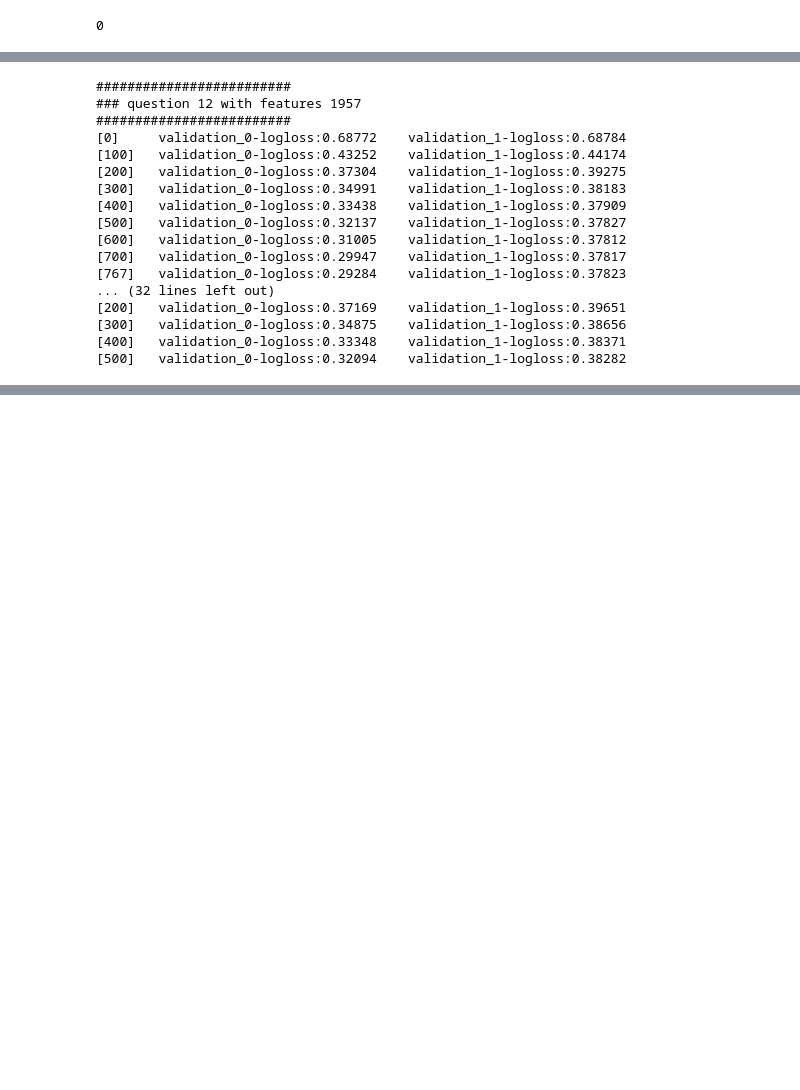
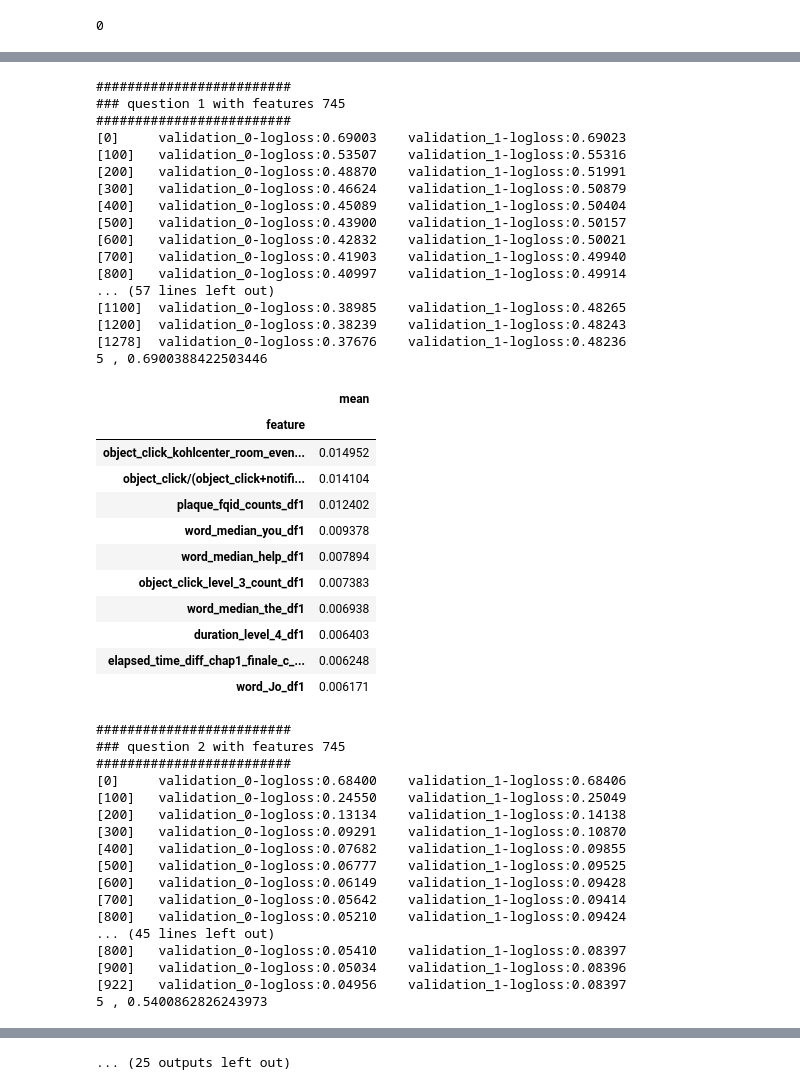
Before and after one commit to lhduc94/predict_student_perfomance, a Jupyter notebook: notebooks/new.ipynb, the cells around one changed output, grey strips where cells are left out. Cells and saved outputs as stored; diff of their text form; code cells hidden in the pictures; blank space fills up the shorter version.

```diff
--- a/notebooks/new.ipynb
+++ b/notebooks/new.ipynb
@@ -838,0 +1068,4 @@ print(targets.shape)
+# %%
+for i in r.importances_mean.argsort()[::-1]:
+...     if r.importances_mean[i] - 2 * r.importances_std[i] > 0:
+...         print(f"{X_train.columns[i]:<8}",f"{r.importances_mean[i]:.3f}", f" +/- {r.importances_std[i]:.3f}")
@@ -849,7 +1131,7 @@ best_iteration_xgb = defaultdict(list)
 importance_dict = {}
 
 # ITERATE THRU QUESTIONS 1 THRU 18
-for t in range(12,19):
+for t in range(1,19):
 
     # USE THIS TRAIN DATA WITH THESE QUESTIONS
     if t<=3:
@@ -858,12 +1140,12 @@ for t in range(12,19):
         FEATURES = FEATURES1
     elif t<=13:
         grp = '5-12'
-        df = df2
-        FEATURES = FEATURES2
+        df = df4
+        FEATURES = FEATURES4
     elif t<=22:
         grp = '13-22'
-        df = df3
-        FEATURES = FEATURES3
+        df = df6
+        FEATURES = FEATURES6
 
     print('#'*25)
     print('### question', t, 'with features', len(FEATURES))
@@ -884,8 +1166,7 @@ for t in range(12,19):
         'seed': 42
     }
 
-    if t in [2,18,3]:
-        xgb_params['scale_pos_weight'] = 0.1
+
     # if t in [13]:
     #      xgb_params['scale_pos_weight'] = 10
     feature_importance_df = pd.DataFrame()
@@ -940,45 +1221,74 @@ for t in range(12,19):
 #             loss_function = "Logloss",
 #             random_seed = 0,
 #             metric_period = 1,
 #             subsample = 0.8,
 #             colsample_bylevel = 0.4,
 #             verbose = 100        )
 
 #         clf.fit(train_x[FEATURES].astype(np.float32), train_y['correct'],
 #                 eval_set = [(train_x[FEATURES].astype(np.float32), train_y['correct']),
 #                 (valid_x[FEATURES].astype(np.float32), valid_y['correct'])])
         # print(i+1, ', ', end='')
         # best_iteration_xgb[str(t)].append(clf.best_iteration_)
         # fold_importance_df = pd.DataFrame()
         # fold_importance_df["feature"] = FEATURES
         # fold_importance_df["importance"] = clf.feature_importances_
         # fold_importance_df["fold"] = i + 1
         # feature_importance_df = pd.concat([feature_importance_df, fold_importance_df], axis=0)
         # SAVE MODEL, PREDICT VALID OOF
         proba = clf.predict_proba(valid_x[FEATURES].astype('float32'))[:,1]
         p = (proba > 0.62).astype('int')
         print(f1_score(valid_y['correct'], p, average='macro'))
         oof_xgb.loc[valid_users, f'meta_{t}'] = proba
 
 
     print()
     feature_importance_df = feature_importance_df.groupby(['feature'])['importance'].agg(['mean']).sort_values(by='mean', ascending=False)
     display(feature_importance_df.head(10))
 # %% [output]
 #########################
-### question 12 with features 1957
+### question 1 with features 745
 #########################
-[0]     validation_0-logloss:0.68772    validation_1-logloss:0.68784
-[100]   validation_0-logloss:0.43252    validation_1-logloss:0.44174
-[200]   validation_0-logloss:0.37304    validation_1-logloss:0.39275
-[300]   validation_0-logloss:0.34991    validation_1-logloss:0.38183
-[400]   validation_0-logloss:0.33438    validation_1-logloss:0.37909
-[500]   validation_0-logloss:0.32137    validation_1-logloss:0.37827
-[600]   validation_0-logloss:0.31005    validation_1-logloss:0.37812
-[700]   validation_0-logloss:0.29947    validation_1-logloss:0.37817
-[767]   validation_0-logloss:0.29284    validation_1-logloss:0.37823
-... (32 lines left out)
-[200]   validation_0-logloss:0.37169    validation_1-logloss:0.39651
-[300]   validation_0-logloss:0.34875    validation_1-logloss:0.38656
-[400]   validation_0-logloss:0.33348    validation_1-logloss:0.38371
-[500]   validation_0-logloss:0.32094    validation_1-logloss:0.38282
+[0]     validation_0-logloss:0.69003    validation_1-logloss:0.69023
+[100]   validation_0-logloss:0.53507    validation_1-logloss:0.55316
+[200]   validation_0-logloss:0.48870    validation_1-logloss:0.51991
+[300]   validation_0-logloss:0.46624    validation_1-logloss:0.50879
+[400]   validation_0-logloss:0.45089    validation_1-logloss:0.50404
+[500]   validation_0-logloss:0.43900    validation_1-logloss:0.50157
+[600]   validation_0-logloss:0.42832    validation_1-logloss:0.50021
+[700]   validation_0-logloss:0.41903    validation_1-logloss:0.49940
+[800]   validation_0-logloss:0.40997    validation_1-logloss:0.49914
+... (57 lines left out)
+[1100]  validation_0-logloss:0.38985    validation_1-logloss:0.48265
+[1200]  validation_0-logloss:0.38239    validation_1-logloss:0.48243
+[1278]  validation_0-logloss:0.37676    validation_1-logloss:0.48236
+5 , 0.6900388422503446
+|  | mean |
+| feature |  |
+| object_click_kohlcenter_room_even... | 0.014952 |
+| object_click/(object_click+notifi... | 0.014104 |
+| plaque_fqid_counts_df1 | 0.012402 |
+| word_median_you_df1 | 0.009378 |
+| word_median_help_df1 | 0.007894 |
+| object_click_level_3_count_df1 | 0.007383 |
+| word_median_the_df1 | 0.006938 |
+| duration_level_4_df1 | 0.006403 |
+| elapsed_time_diff_chap1_finale_c_... | 0.006248 |
+| word_Jo_df1 | 0.006171 |
+#########################
+### question 2 with features 745
+#########################
+[0]     validation_0-logloss:0.68400    validation_1-logloss:0.68406
+[100]   validation_0-logloss:0.24550    validation_1-logloss:0.25049
+[200]   validation_0-logloss:0.13134    validation_1-logloss:0.14138
+[300]   validation_0-logloss:0.09291    validation_1-logloss:0.10870
+[400]   validation_0-logloss:0.07682    validation_1-logloss:0.09855
+[500]   validation_0-logloss:0.06777    validation_1-logloss:0.09525
+[600]   validation_0-logloss:0.06149    validation_1-logloss:0.09428
+[700]   validation_0-logloss:0.05642    validation_1-logloss:0.09414
+[800]   validation_0-logloss:0.05210    validation_1-logloss:0.09424
+... (45 lines left out)
+[800]   validation_0-logloss:0.05410    validation_1-logloss:0.08397
+[900]   validation_0-logloss:0.05034    validation_1-logloss:0.08396
+[922]   validation_0-logloss:0.04956    validation_1-logloss:0.08397
+5 , 0.5400862826243973
@@ -985,3 +1423,4 @@ for t in range(12,19):
+... (25 outputs left out)
 # %%
 true = oof_xgb.copy()
 for i in range(1, 19):
```
Also changed, not shown: parts of 46 cells of this notebook, 7 other files.
